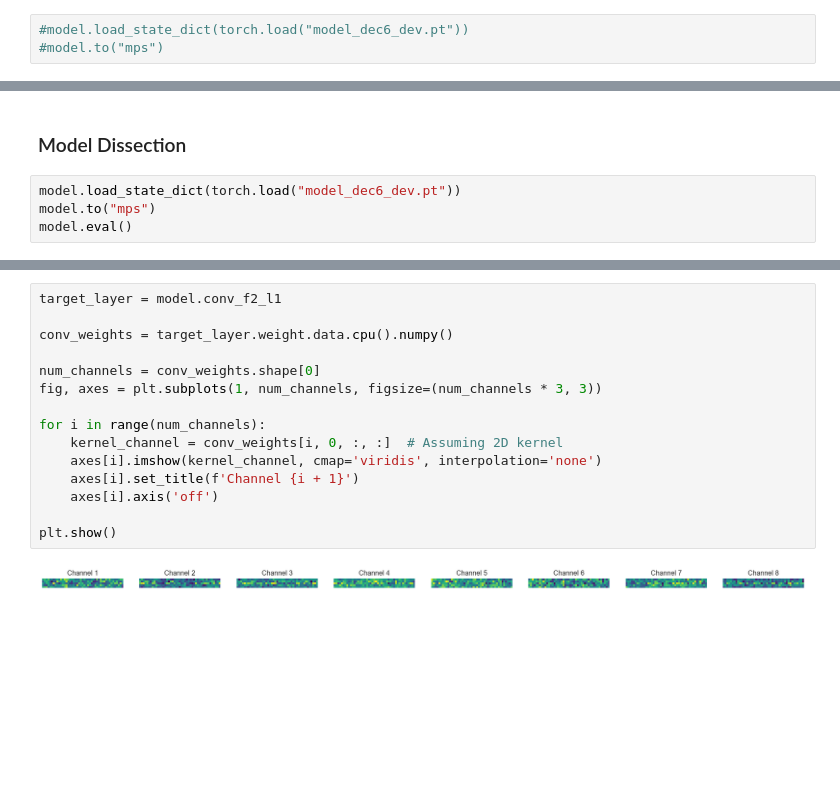
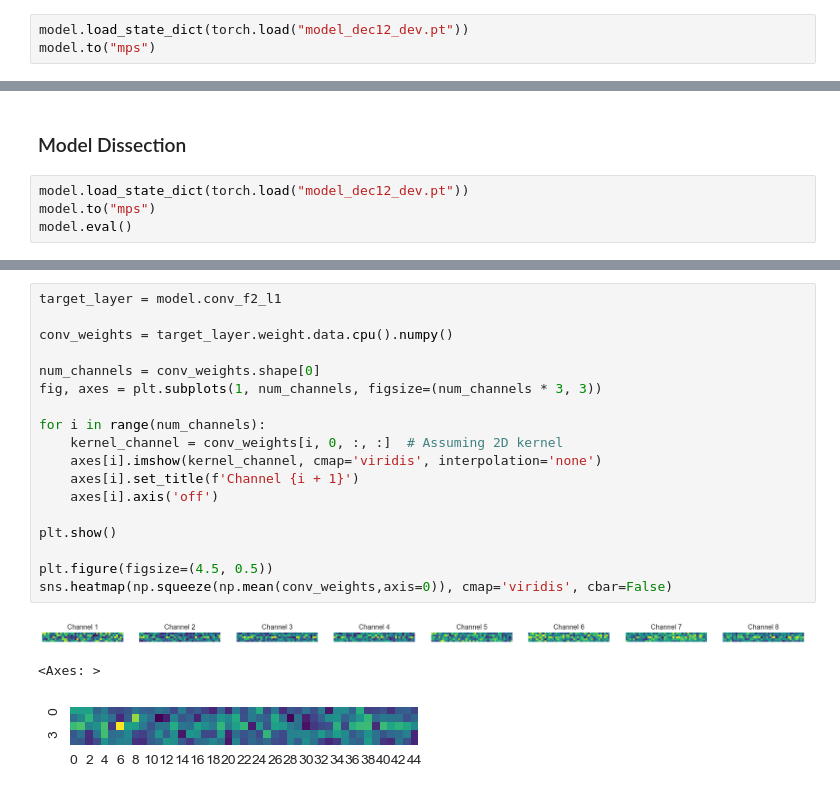
Before and after one commit to Enterprise-D/ecDNAalternative, a Jupyter notebook: model_dev.ipynb, the cells around one changed output, grey strips where cells are left out. Cells and saved outputs as stored; diff of their text form; blank space fills up the shorter version.

```diff
--- a/model_dev.ipynb
+++ b/model_dev.ipynb
@@ -666,5 +666,5 @@ freq.to_csv("data/assessment/count_freq_dec4_LC677.txt", index=False, sep="\t")
 # %% [markdown]
 ### Comparison with Linear Model
 # %%
-#model.load_state_dict(torch.load("model_dec6_dev.pt"))
-#model.to("mps")
+model.load_state_dict(torch.load("model_dec12_dev.pt"))
+model.to("mps")
@@ -916,7 +930,7 @@ plt.show()
 # %% [markdown]
 ### Model Dissection
 # %%
-model.load_state_dict(torch.load("model_dec6_dev.pt"))
+model.load_state_dict(torch.load("model_dec12_dev.pt"))
 model.to("mps")
 model.eval()
 # %% [output]
@@ -925,17 +950,22 @@ RuntimeError: Error(s) in loading state_dict for CNN:
 # %%
 target_layer = model.conv_f2_l1
 
 conv_weights = target_layer.weight.data.cpu().numpy()
 
 num_channels = conv_weights.shape[0]
 fig, axes = plt.subplots(1, num_channels, figsize=(num_channels * 3, 3))
 
 for i in range(num_channels):
     kernel_channel = conv_weights[i, 0, :, :]  # Assuming 2D kernel
     axes[i].imshow(kernel_channel, cmap='viridis', interpolation='none')
     axes[i].set_title(f'Channel {i + 1}')
     axes[i].axis('off')
 
 plt.show()
+
+plt.figure(figsize=(4.5, 0.5))
+sns.heatmap(np.squeeze(np.mean(conv_weights,axis=0)), cmap='viridis', cbar=False)
 # %% [output]
 [figure]
+<Axes: >
+[figure, added]
```
Also changed, not shown: parts of 5 cells of this notebook.
